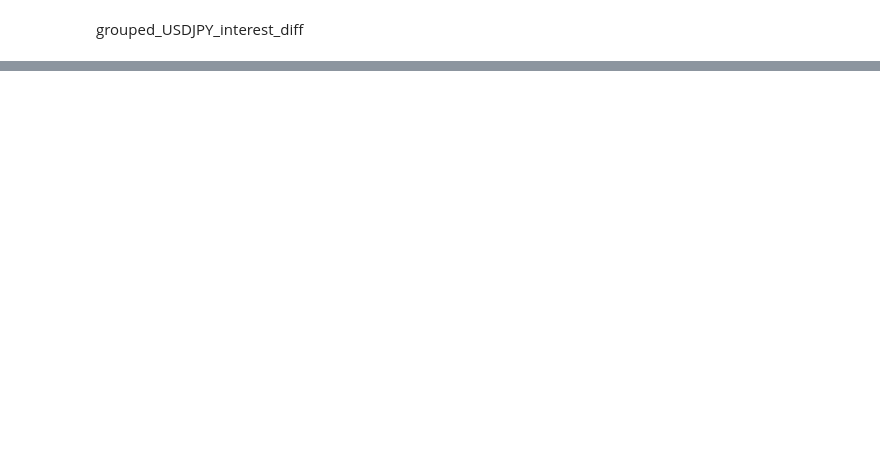
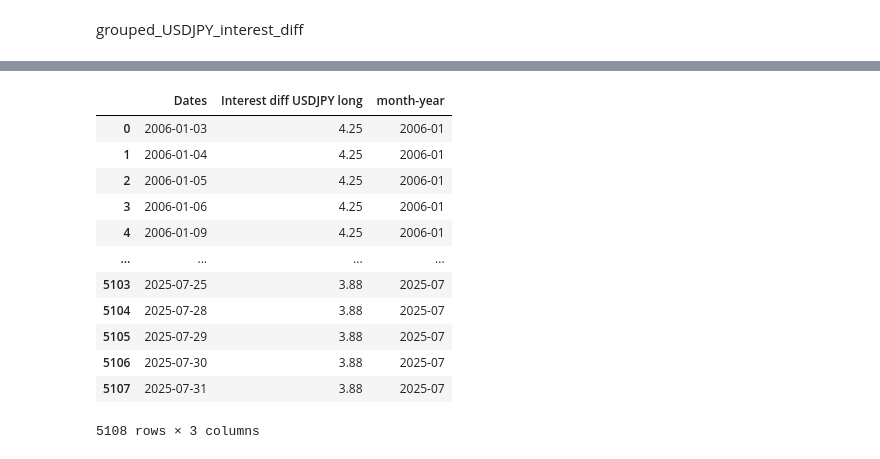
Before and after one commit to Adnan-Anwar-Data-enthusiast/Currency-speculation, a Jupyter notebook: 1. Data cleaning and formatting.ipynb, the cells around one changed output, grey strips where cells are left out. Cells and saved outputs as stored; diff of their text form; code cells hidden in the pictures; blank space fills up the shorter version.

```diff
--- a/1. Data cleaning and formatting.ipynb
+++ b/1. Data cleaning and formatting.ipynb
@@ -645,0 +651,16 @@ plt.show()
+# %%
+USDJPY_interest_diff
+# %% [output]
+|  | Dates | Interest diff USDJPY long | month-year |
+| 0 | 2006-01-03 | 4.25 | 2006-01 |
+| 1 | 2006-01-04 | 4.25 | 2006-01 |
+| 2 | 2006-01-05 | 4.25 | 2006-01 |
+| 3 | 2006-01-06 | 4.25 | 2006-01 |
+| 4 | 2006-01-09 | 4.25 | 2006-01 |
+| ... | ... | ... | ... |
+| 5103 | 2025-07-25 | 3.88 | 2025-07 |
+| 5104 | 2025-07-28 | 3.88 | 2025-07 |
+| 5105 | 2025-07-29 | 3.88 | 2025-07 |
+| 5106 | 2025-07-30 | 3.88 | 2025-07 |
+| 5107 | 2025-07-31 | 3.88 | 2025-07 |
+5108 rows × 3 columns
```
Also changed, not shown: parts of 8 cells of this notebook.
